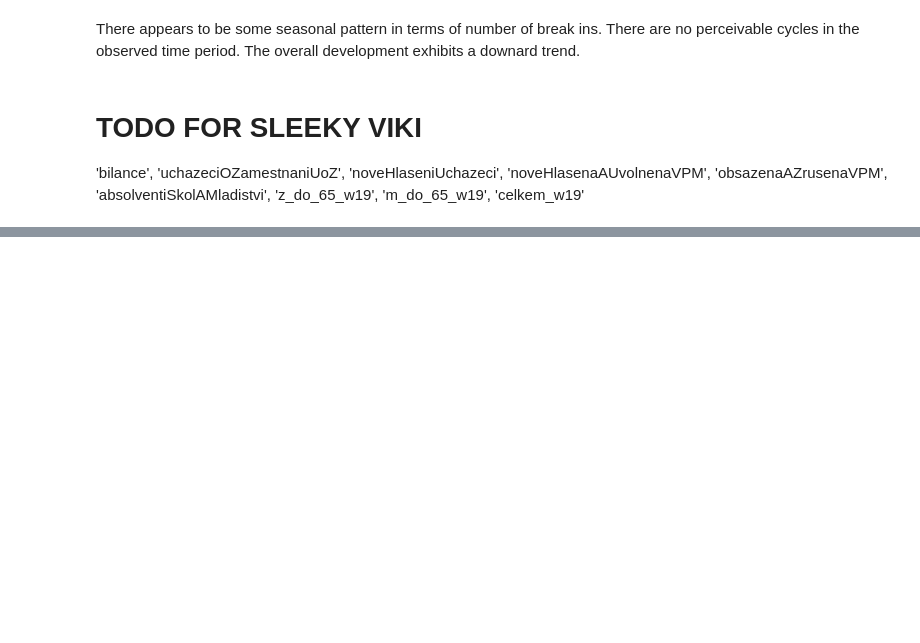
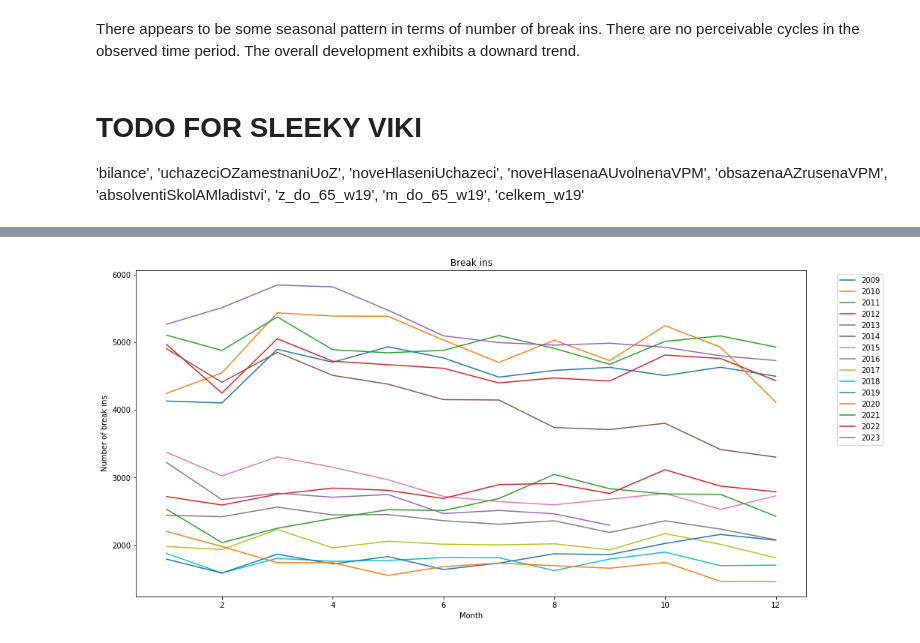
Before and after one commit to DianaKorladinova/SAN_Unemployment_Refugees, a Jupyter notebook: graphs/graphs.ipynb, the cells around one changed output, grey strips where cells are left out. Cells and saved outputs as stored; diff of their text form; code cells hidden in the pictures; blank space fills up the shorter version.

```diff
--- a/graphs/graphs.ipynb
+++ b/graphs/graphs.ipynb
@@ -178,0 +229,13 @@ There appears to be some seasonal pattern in terms of number of break ins. There
+# %%
+plt.figure(figsize=(16,8))
+for key, arrs in get_values('break_in_thefts').items():
+    months = arrs[0]
+    values = arrs[1]
+    plt.plot(months, values, label=key)
+plt.title("Break ins")
+plt.xlabel("Month")
+plt.ylabel("Number of break ins")
+plt.legend(bbox_to_anchor=(1.04, 1), loc="upper left")
+plt.show();
+# %% [output]
+[figure, added]
```
Also changed, not shown: parts of 6 cells of this notebook.
